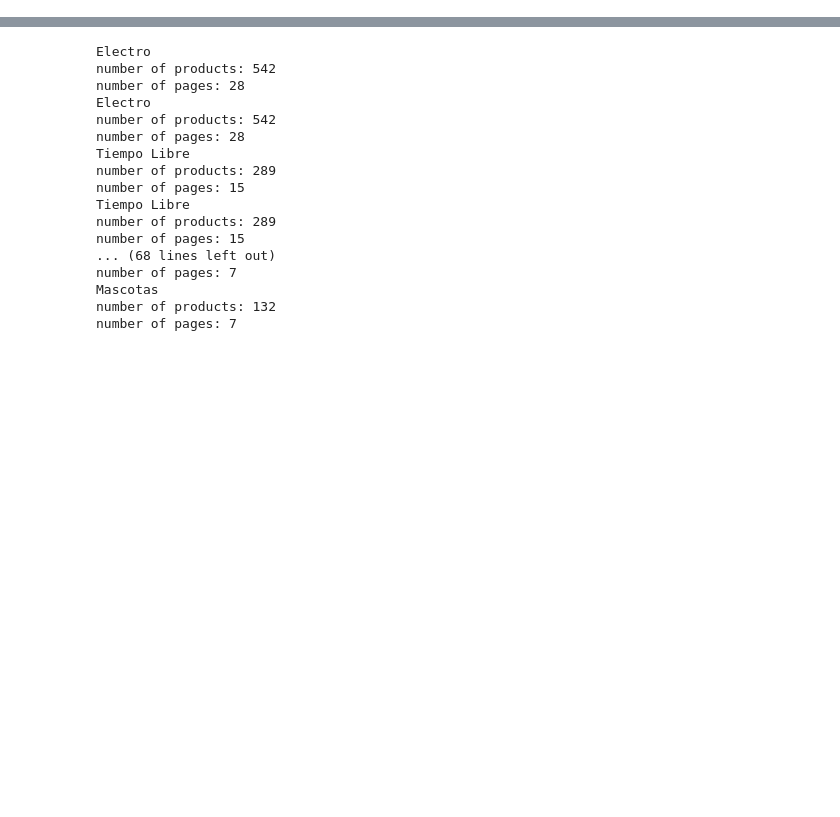
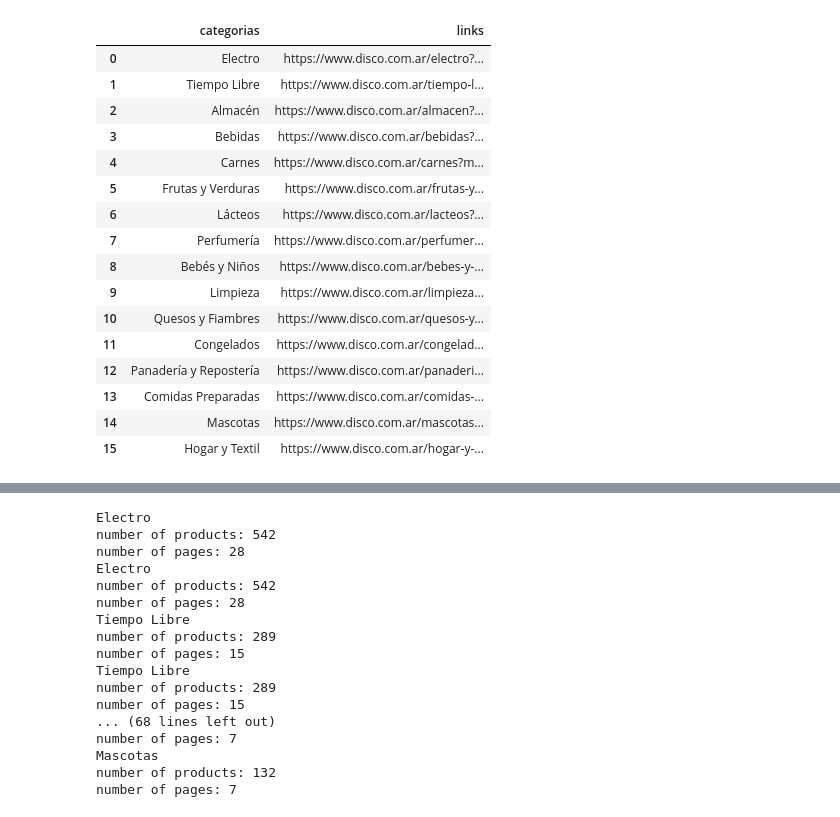
Before and after one commit to AgustinCdeCelis/market_project, a Jupyter notebook: working_files/disco.ipynb, the cells around one changed output, grey strips where cells are left out. Saved outputs shown, nothing was run; the diff lists cells and outputs as text; code cells hidden in the pictures; blank space fills up the shorter version.

```diff
--- a/working_files/disco.ipynb
+++ b/working_files/disco.ipynb
@@ -128,0 +147,21 @@ section_links
+# %%
+df = pd.DataFrame({'categorias': section_links[0],'links':section_links[1]})
+df
+# %% [output]
+|  | categorias | links |
+| 0 | Electro | https://www.disco.com.ar/electro?... |
+| 1 | Tiempo Libre | https://www.disco.com.ar/tiempo-l... |
+| 2 | Almacén | https://www.disco.com.ar/almacen?... |
+| 3 | Bebidas | https://www.disco.com.ar/bebidas?... |
+| 4 | Carnes | https://www.disco.com.ar/carnes?m... |
+| 5 | Frutas y Verduras | https://www.disco.com.ar/frutas-y... |
+| 6 | Lácteos | https://www.disco.com.ar/lacteos?... |
+| 7 | Perfumería | https://www.disco.com.ar/perfumer... |
+| 8 | Bebés y Niños | https://www.disco.com.ar/bebes-y-... |
+| 9 | Limpieza | https://www.disco.com.ar/limpieza... |
+| 10 | Quesos y Fiambres | https://www.disco.com.ar/quesos-y... |
+| 11 | Congelados | https://www.disco.com.ar/congelad... |
+| 12 | Panadería y Repostería | https://www.disco.com.ar/panaderi... |
+| 13 | Comidas Preparadas | https://www.disco.com.ar/comidas-... |
+| 14 | Mascotas | https://www.disco.com.ar/mascotas... |
+| 15 | Hogar y Textil | https://www.disco.com.ar/hogar-y-... |
```
Also changed, not shown: parts of 10 cells of this notebook, 5 other files.
